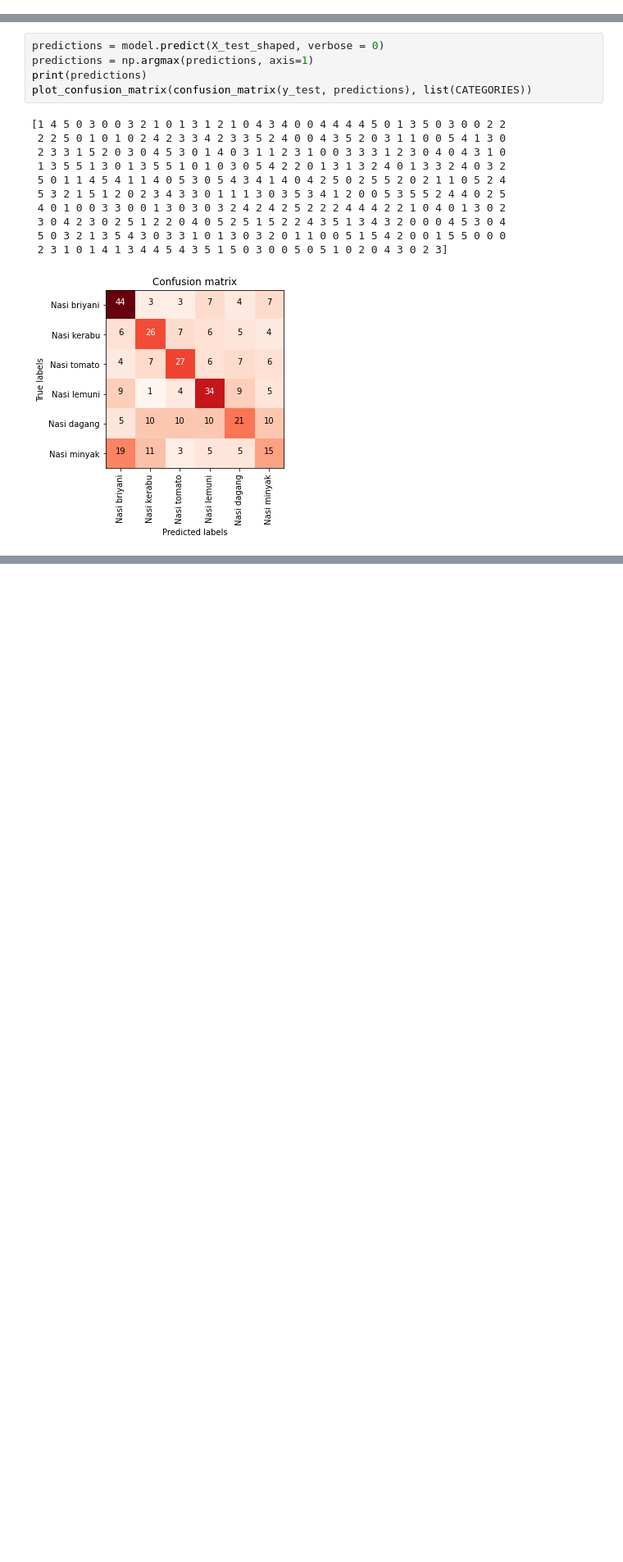
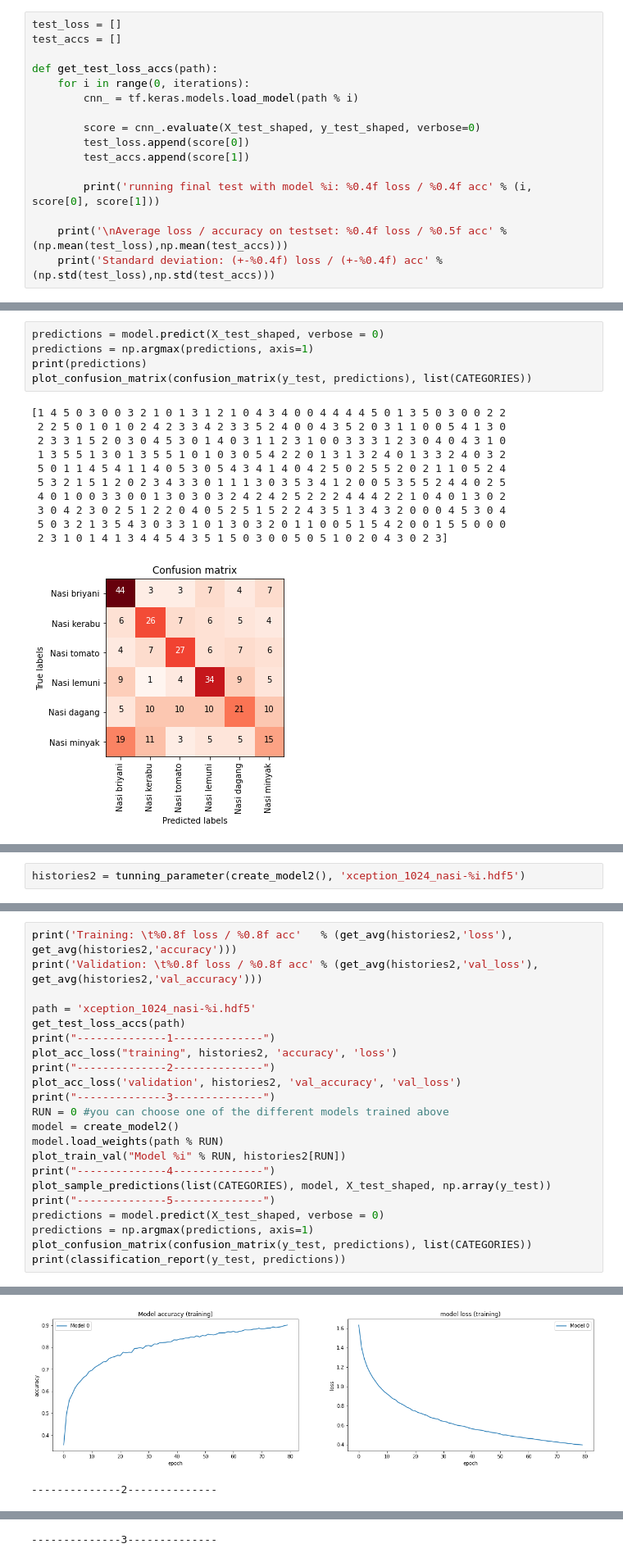
Before and after one commit to jinwenhua/cnn_nasi, a Jupyter notebook: algorithm_xception.ipynb, the cells around one changed output, grey strips where cells are left out. Shown at 82% size. Drawn from its saved outputs; the diff is of its cells as text; blank space fills up the shorter version.

Commit message:
tunning parameter

```diff
--- a/algorithm_xception.ipynb
+++ b/algorithm_xception.ipynb
@@ -128,0 +195,16 @@ def image_augmentation(image, nb_of_augmentation):
+# %%
+test_loss = []
+test_accs = []
+
+def get_test_loss_accs(path):
+    for i in range(0, iterations):
+        cnn_ = tf.keras.models.load_model(path % i)
+
+        score = cnn_.evaluate(X_test_shaped, y_test_shaped, verbose=0)
+        test_loss.append(score[0])
+        test_accs.append(score[1])
+
+        print('running final test with model %i: %0.4f loss / %0.4f acc' % (i, score[0], score[1]))
+
+    print('\nAverage loss / accuracy on testset: %0.4f loss / %0.5f acc' % (np.mean(test_loss),np.mean(test_accs)))
+    print('Standard deviation: (+-%0.4f) loss / (+-%0.4f) acc' % (np.std(test_loss),np.std(test_accs)))
@@ -472,0 +515,2 @@ weighted avg       0.45      0.46      0.45       365
+# %%
+histories2 = tunning_parameter(create_model2(), 'xception_1024_nasi-%i.hdf5')
@@ -472,0 +535,23 @@ weighted avg       0.45      0.46      0.45       365
+# %%
+print('Training: \t%0.8f loss / %0.8f acc'   % (get_avg(histories2,'loss'), get_avg(histories2,'accuracy')))
+print('Validation: \t%0.8f loss / %0.8f acc' % (get_avg(histories2,'val_loss'), get_avg(histories2,'val_accuracy')))
+
+path = 'xception_1024_nasi-%i.hdf5'
+get_test_loss_accs(path)
+print("--------------1--------------")
+plot_acc_loss("training", histories2, 'accuracy', 'loss')
+print("--------------2--------------")
+plot_acc_loss('validation', histories2, 'val_accuracy', 'val_loss')
+print("--------------3--------------")
+RUN = 0 #you can choose one of the different models trained above
+model = create_model2()
+model.load_weights(path % RUN)
+plot_train_val("Model %i" % RUN, histories2[RUN])
+print("--------------4--------------")
+plot_sample_predictions(list(CATEGORIES), model, X_test_shaped, np.array(y_test))
+print("--------------5--------------")
+predictions = model.predict(X_test_shaped, verbose = 0)
+predictions = np.argmax(predictions, axis=1)
+plot_confusion_matrix(confusion_matrix(y_test, predictions), list(CATEGORIES))
+print(classification_report(y_test, predictions))
+# %% [output]
@@ -472,0 +565,2 @@ weighted avg       0.45      0.46      0.45       365
+[figure, added]
+--------------2--------------
@@ -472,0 +568 @@ weighted avg       0.45      0.46      0.45       365
+--------------3--------------
```
Also changed, not shown: parts of 24 cells of this notebook, 1 other file.
